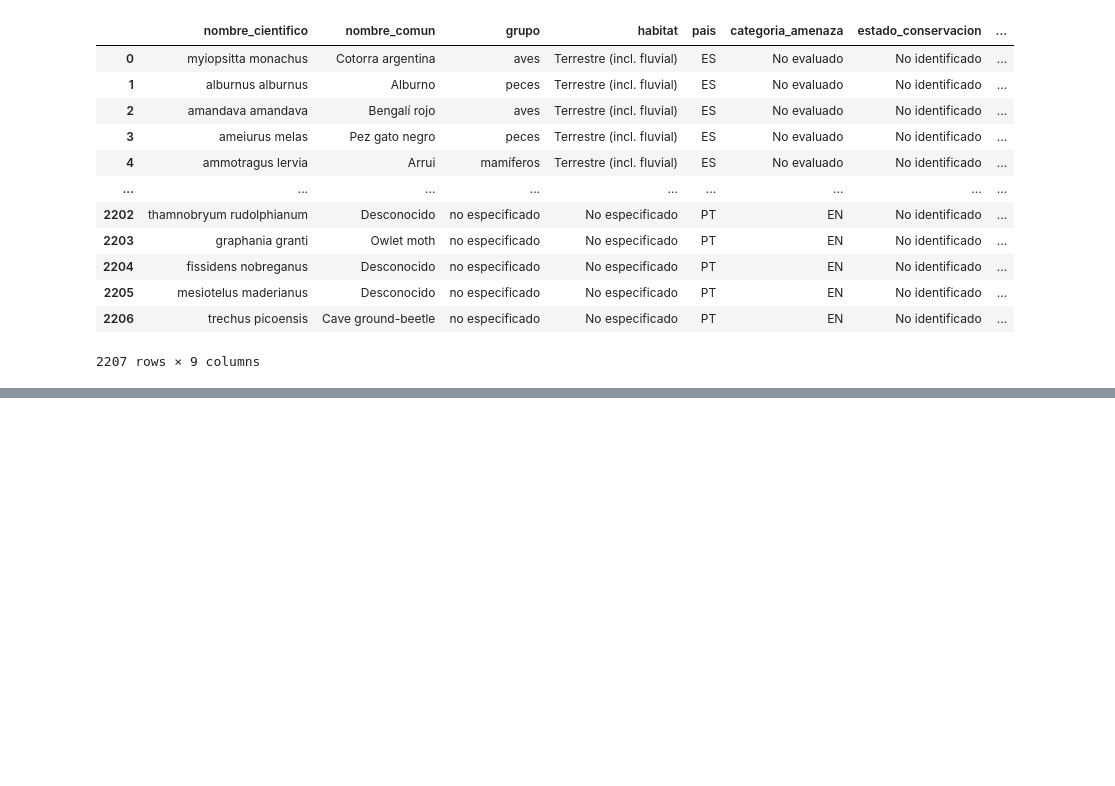
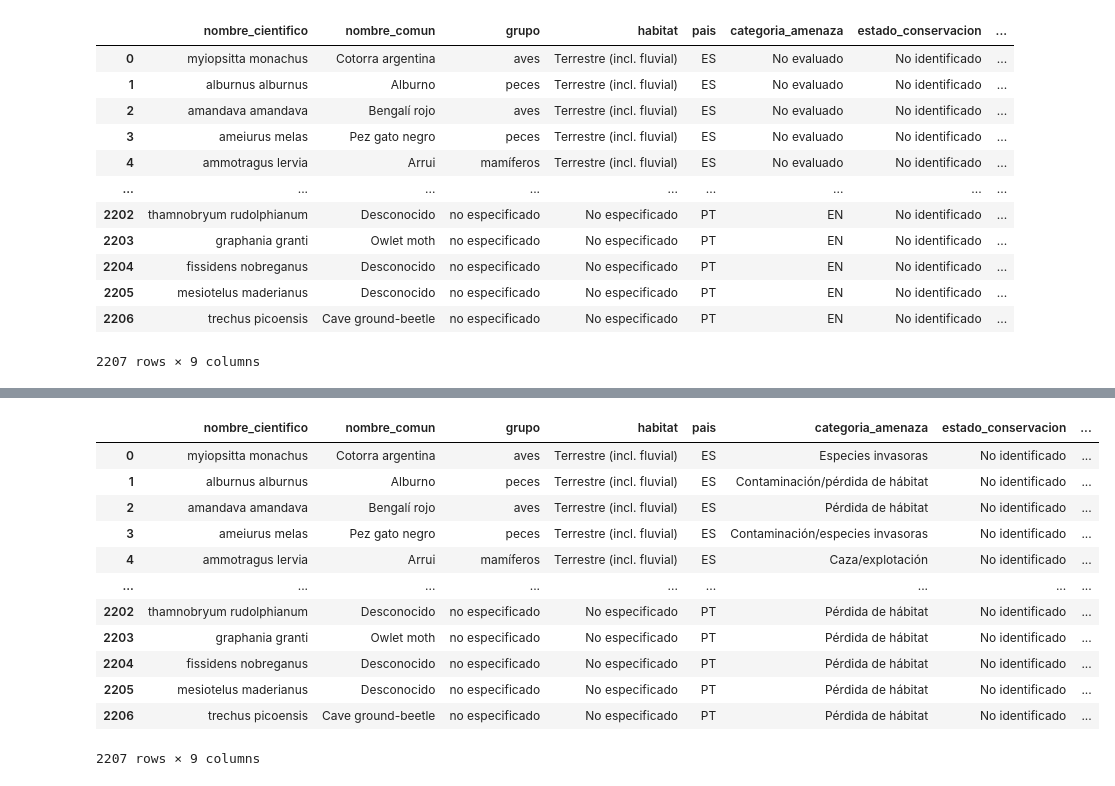
Before and after one commit to NereaGomez9/Animales-en-peligro-de-exticion, a Jupyter notebook: proyecto_animales.ipynb, the cells around one changed output, grey strips where cells are left out. Cells and saved outputs as stored; diff of their text form; code cells hidden in the pictures; blank space fills up the shorter version.

```diff
--- a/proyecto_animales.ipynb
+++ b/proyecto_animales.ipynb
@@ -665,0 +609,9 @@ df_animales
+# %%
+import pandas as pd
+
+
+#  Leer el archivo nuevo de amenazas (.ods)
+df_amenaza = pd.read_excel('tipo-amenaza-animal.ods', engine='odf')
+
+print(df_animales.columns)
+print(df_amenaza.columns)
@@ -665,0 +627,10 @@ df_animales
+# %%
+df_animales['nombre_cientifico'] = df_animales['nombre_cientifico'].str.strip().str.lower()
+df_amenaza['nombre_cientifico'] = df_amenaza['nombre_cientifico'].str.strip().str.lower()
+# %%
+df_combinado = df_animales.merge(
+    df_amenaza[['nombre_cientifico', 'categoria_amenaza']],
+    on='nombre_cientifico',
+    how='inner',
+    suffixes=('', '_nuevo')
+)
@@ -665,0 +653,21 @@ df_animales
+# %%
+df_combinado['categoria_amenaza'] = df_combinado['categoria_amenaza_nuevo'].combine_first(
+    df_combinado['categoria_amenaza']
+)
+df_combinado.drop(columns=['categoria_amenaza_nuevo'], inplace=True)
+# %%
+df_combinado
+# %% [output]
+|  | nombre_cientifico | nombre_comun | grupo | habitat | pais | categoria_amenaza | estado_conservacion | ... |
+| 0 | myiopsitta monachus | Cotorra argentina | aves | Terrestre (incl. fluvial) | ES | Especies invasoras | No identificado | ... |
+| 1 | alburnus alburnus | Alburno | peces | Terrestre (incl. fluvial) | ES | Contaminación/pérdida de hábitat | No identificado | ... |
+| 2 | amandava amandava | Bengalí rojo | aves | Terrestre (incl. fluvial) | ES | Pérdida de hábitat | No identificado | ... |
+| 3 | ameiurus melas | Pez gato negro | peces | Terrestre (incl. fluvial) | ES | Contaminación/especies invasoras | No identificado | ... |
+| 4 | ammotragus lervia | Arrui | mamíferos | Terrestre (incl. fluvial) | ES | Caza/explotación | No identificado | ... |
+| ... | ... | ... | ... | ... | ... | ... | ... | ... |
+| 2202 | thamnobryum rudolphianum | Desconocido | no especificado | No especificado | PT | Pérdida de hábitat | No identificado | ... |
+| 2203 | graphania granti | Owlet moth | no especificado | No especificado | PT | Pérdida de hábitat | No identificado | ... |
+| 2204 | fissidens nobreganus | Desconocido | no especificado | No especificado | PT | Pérdida de hábitat | No identificado | ... |
+| 2205 | mesiotelus maderianus | Desconocido | no especificado | No especificado | PT | Pérdida de hábitat | No identificado | ... |
+| 2206 | trechus picoensis | Cave ground-beetle | no especificado | No especificado | PT | Pérdida de hábitat | No identificado | ... |
+2207 rows × 9 columns
```
Also changed, not shown: parts of 10 cells of this notebook.
